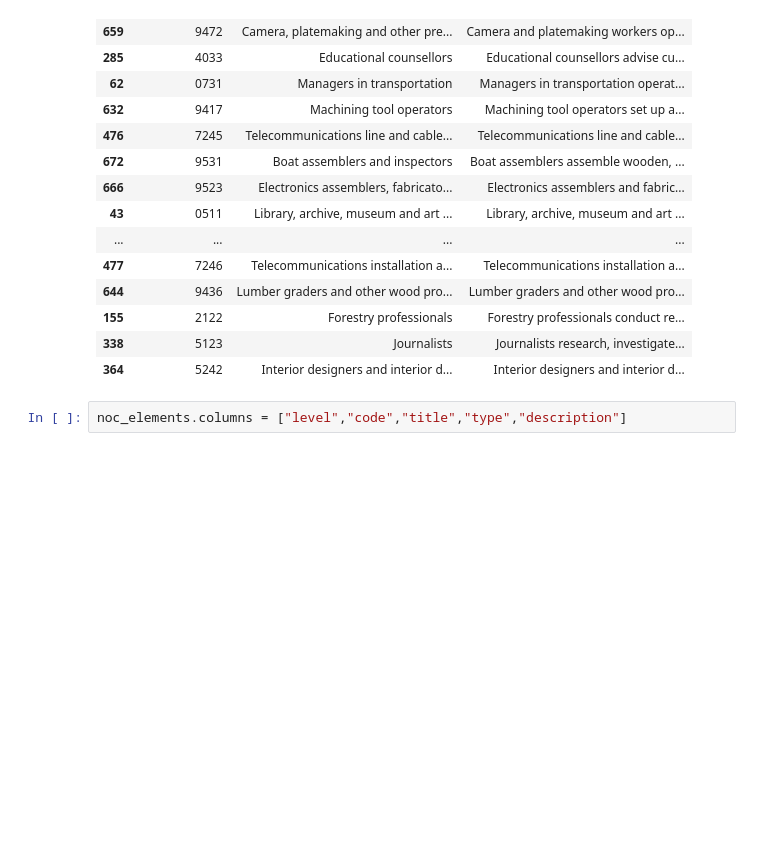
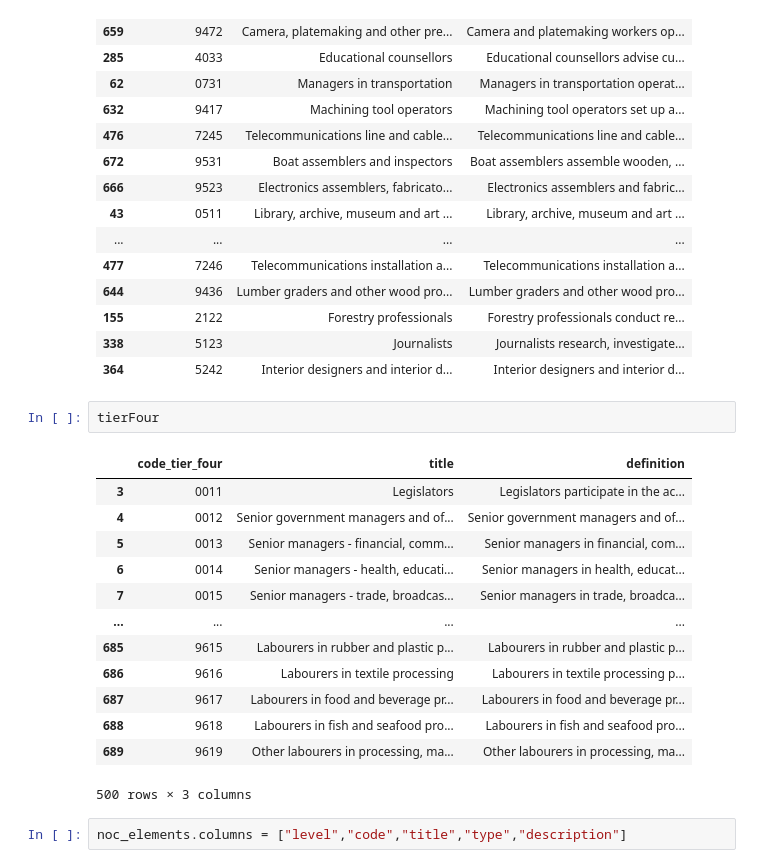
Before and after one commit to rafael-ariascalles/python-csv-postgreSQL-NOC, a Jupyter notebook: pandas_to_postgreSQL.ipynb, the cells around one changed output. Drawn from its saved outputs; the diff is of its cells as text; blank space fills up the shorter version.

```diff
--- a/pandas_to_postgreSQL.ipynb
+++ b/pandas_to_postgreSQL.ipynb
@@ -155,6 +155,22 @@ tierFour.sample(20)
 | 155 | 2122 | Forestry professionals | Forestry professionals conduct re... |
 | 338 | 5123 | Journalists | Journalists research, investigate... |
 | 364 | 5242 | Interior designers and interior d... | Interior designers and interior d... |
+# %%
+tierFour
+# %% [output]
+|  | code_tier_four | title | definition |
+| 3 | 0011 | Legislators | Legislators participate in the ac... |
+| 4 | 0012 | Senior government managers and of... | Senior government managers and of... |
+| 5 | 0013 | Senior managers - financial, comm... | Senior managers in financial, com... |
+| 6 | 0014 | Senior managers - health, educati... | Senior managers in health, educat... |
+| 7 | 0015 | Senior managers - trade, broadcas... | Senior managers in trade, broadca... |
+| ... | ... | ... | ... |
+| 685 | 9615 | Labourers in rubber and plastic p... | Labourers in rubber and plastic p... |
+| 686 | 9616 | Labourers in textile processing | Labourers in textile processing p... |
+| 687 | 9617 | Labourers in food and beverage pr... | Labourers in food and beverage pr... |
+| 688 | 9618 | Labourers in fish and seafood pro... | Labourers in fish and seafood pro... |
+| 689 | 9619 | Other labourers in processing, ma... | Other labourers in processing, ma... |
+500 rows × 3 columns
 # %%
 noc_elements.columns = ["level","code","title","type","description"]
 # %%
```
Also changed, not shown: parts of 6 cells of this notebook, 1 other file.
